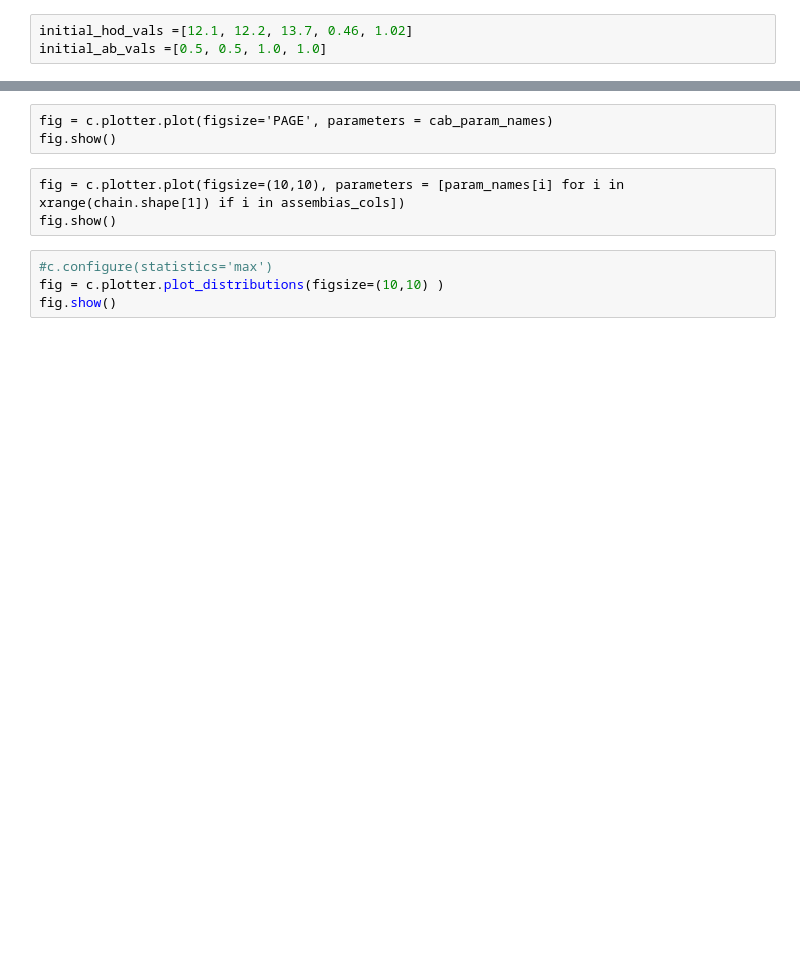
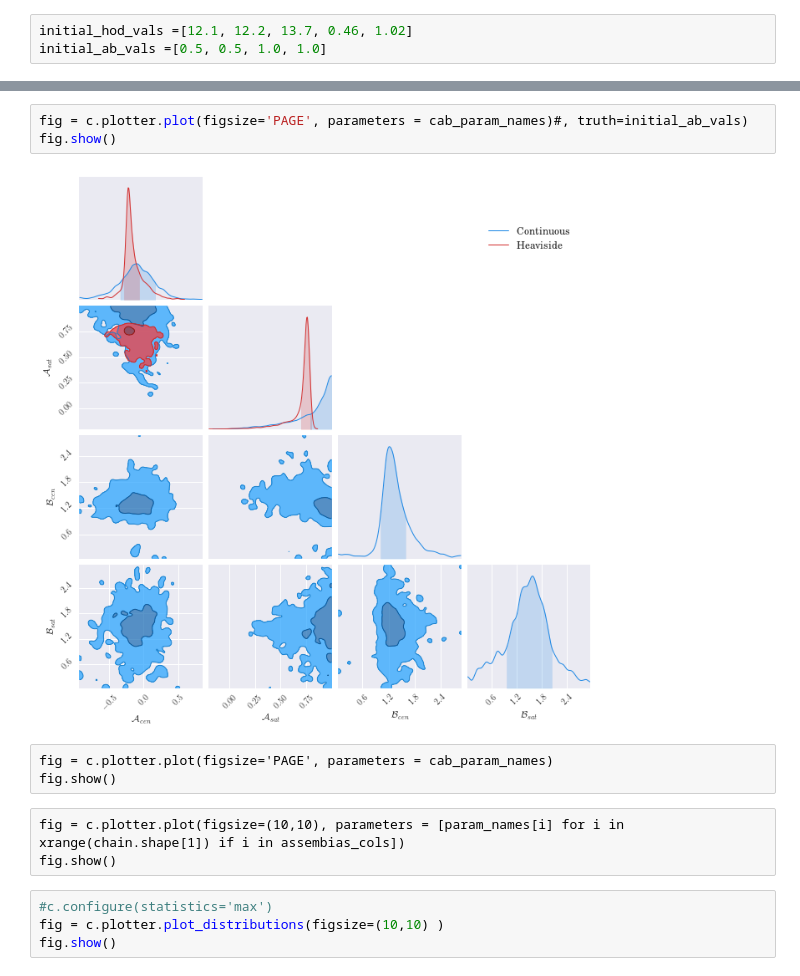
Before and after one commit to mclaughlin6464/pearce, a Jupyter notebook: notebooks/AB_tests/View Multiple Chains.ipynb, the cells around one changed output, grey strips where cells are left out. Drawn from its saved outputs; the diff is of its cells as text; blank space fills up the shorter version.

```diff
--- a/notebooks/AB_tests/View Multiple Chains.ipynb
+++ b/notebooks/AB_tests/View Multiple Chains.ipynb
@@ -136,3 +123,8 @@ fig.show()
+# %%
+fig = c.plotter.plot(figsize='PAGE', parameters = cab_param_names)#, truth=initial_ab_vals)
+fig.show()
+# %% [output]
+[figure, added]
 # %% [raw]
 fig = c.plotter.plot(figsize='PAGE', parameters = cab_param_names)
 fig.show()
```
Also changed, not shown: parts of 16 cells of this notebook, 13 other files.
